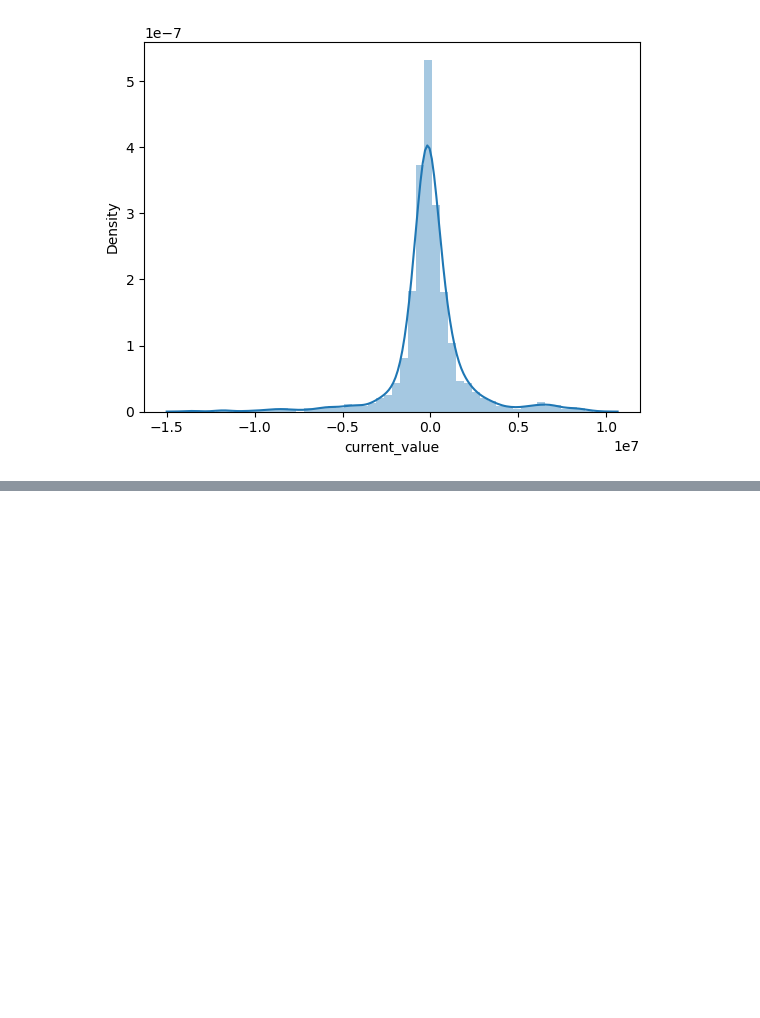
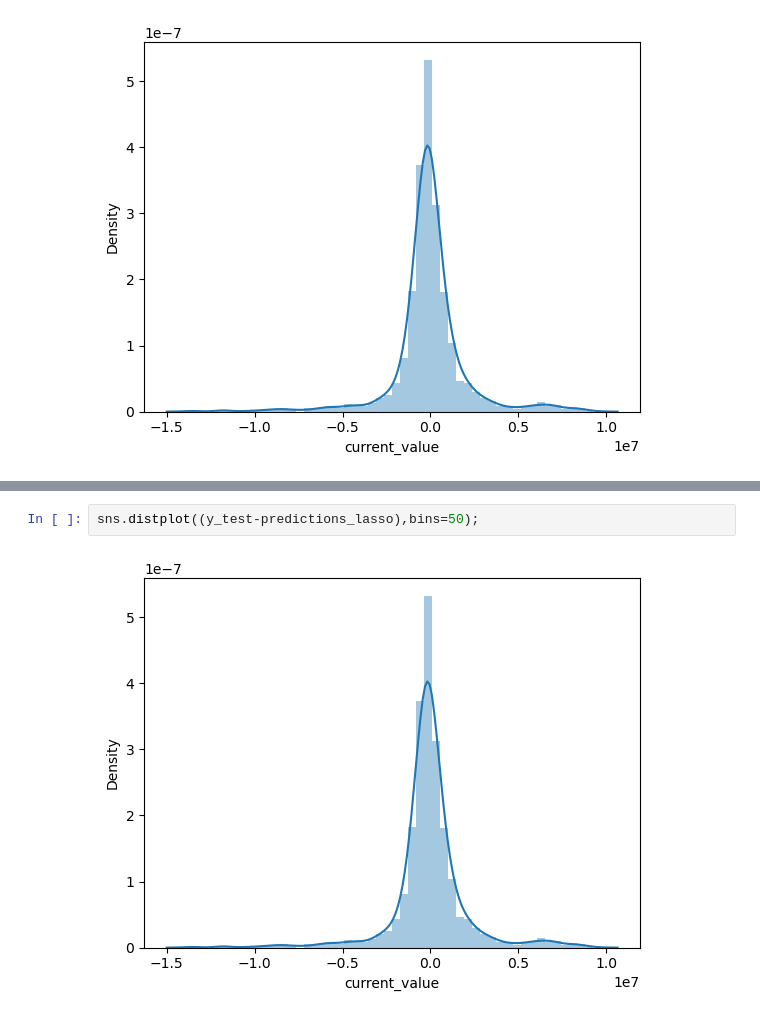
Before and after one commit to Sarraakhalil/Usecase-7, a Jupyter notebook: 01 ML - Linear_Regression.ipynb, the cells around one changed output, grey strips where cells are left out. Drawn from its saved outputs; the diff is of its cells as text; blank space fills up the shorter version.

```diff
--- a/01 ML - Linear_Regression.ipynb
+++ b/01 ML - Linear_Regression.ipynb
@@ -418,0 +607,4 @@ sns.distplot((y_test-predictions),bins=50); # it's good if we get normal distrib
+# %%
+sns.distplot((y_test-predictions_lasso),bins=50);
+# %% [output]
+[figure, added]
```
Also changed, not shown: parts of 33 cells of this notebook.
